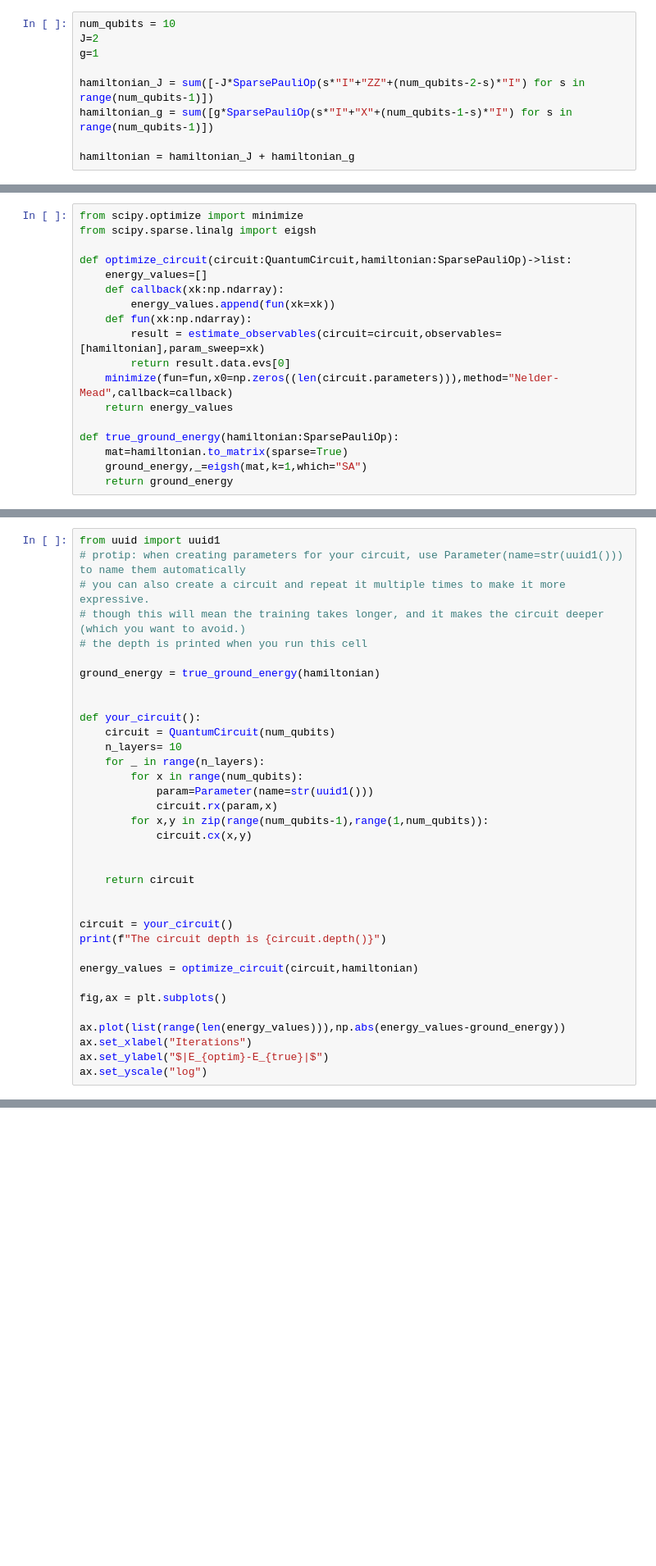
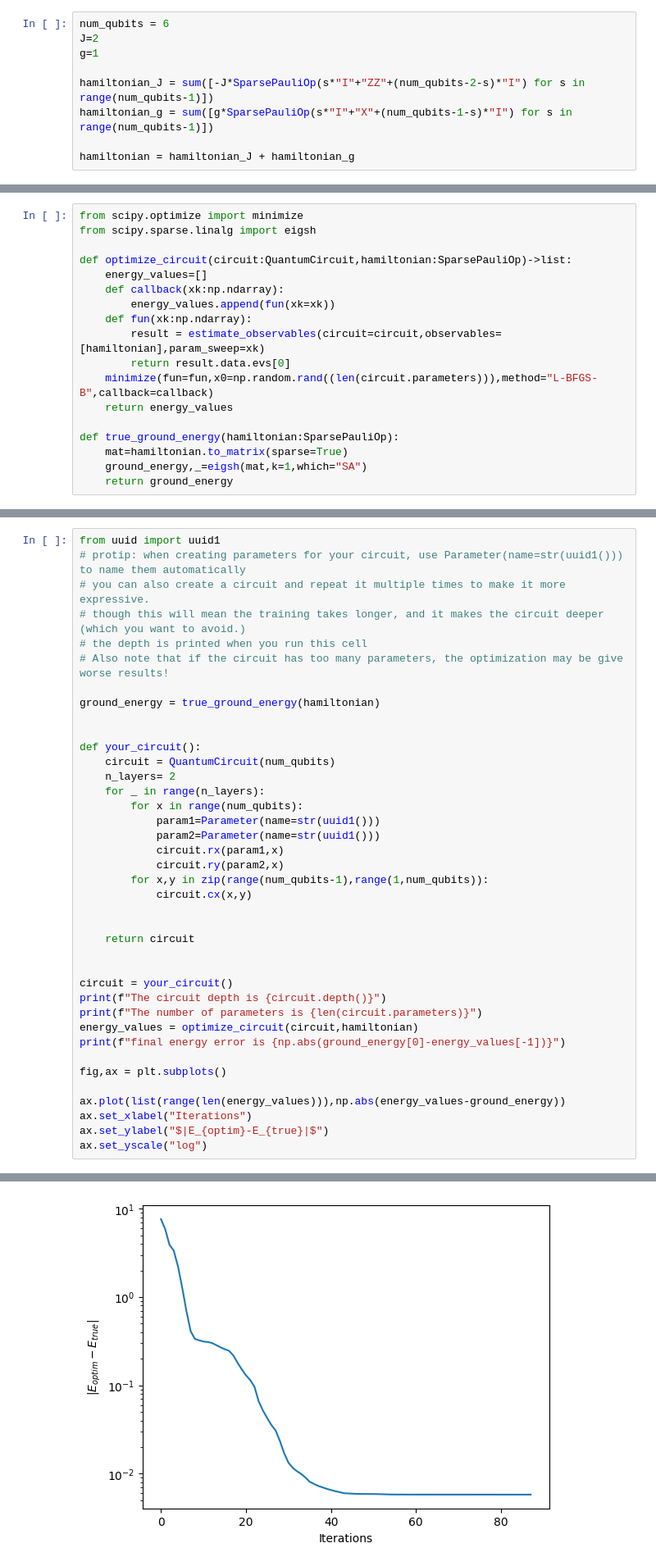
Before and after one commit to lmarti-dev/qiskit-tutorials, a Jupyter notebook: notebooks/solutions/03a_advanced_basics.ipynb, the cells around one changed output, grey strips where cells are left out. Shown at 82% size. Cells and saved outputs as stored; diff of their text form; blank space fills up the shorter version.

Commit message:
got a nice circuit for the vqe exercise (without working too much)

```diff
--- a/notebooks/solutions/03a_advanced_basics.ipynb
+++ b/notebooks/solutions/03a_advanced_basics.ipynb
@@ -103,7 +114,7 @@ Let's try this out. We'll first write some function that defines our Hamiltonian
 
 $$ H = -J\sum_{\langle i,j \rangle} Z_i Z_{j} + g\sum_j X_j
 # %%
-num_qubits = 10
+num_qubits = 6
 J=2
 g=1
 
@@ -126,7 +137,7 @@ def optimize_circuit(circuit:QuantumCircuit,hamiltonian:SparsePauliOp)->list:
     def fun(xk:np.ndarray):
         result = estimate_observables(circuit=circuit,observables=[hamiltonian],param_sweep=xk)
         return result.data.evs[0]
-    minimize(fun=fun,x0=np.zeros((len(circuit.parameters))),method="Nelder-Mead",callback=callback)
+    minimize(fun=fun,x0=np.random.rand((len(circuit.parameters))),method="L-BFGS-B",callback=callback)
     return energy_values
 
 def true_ground_energy(hamiltonian:SparsePauliOp):
@@ -145,17 +159,20 @@ from uuid import uuid1
 # you can also create a circuit and repeat it multiple times to make it more expressive.
 # though this will mean the training takes longer, and it makes the circuit deeper (which you want to avoid.)
 # the depth is printed when you run this cell
+# Also note that if the circuit has too many parameters, the optimization may be give worse results!
 
 ground_energy = true_ground_energy(hamiltonian)
 
 
 def your_circuit():
     circuit = QuantumCircuit(num_qubits)
-    n_layers= 10
+    n_layers= 2
     for _ in range(n_layers):
         for x in range(num_qubits):
-            param=Parameter(name=str(uuid1()))
-            circuit.rx(param,x)
+            param1=Parameter(name=str(uuid1()))
+            param2=Parameter(name=str(uuid1()))
+            circuit.rx(param1,x)
+            circuit.ry(param2,x)
         for x,y in zip(range(num_qubits-1),range(1,num_qubits)):
             circuit.cx(x,y)
 
@@ -165,8 +182,9 @@ def your_circuit():
 
 circuit = your_circuit()
 print(f"The circuit depth is {circuit.depth()}")
-
+print(f"The number of parameters is {len(circuit.parameters)}")
 energy_values = optimize_circuit(circuit,hamiltonian)
+print(f"final energy error is {np.abs(ground_energy[0]-energy_values[-1])}")
 
 fig,ax = plt.subplots()
 
@@ -178,0 +199 @@ The circuit depth is 37
+[figure, added]
```
Also changed, not shown: parts of 3 cells of this notebook.
